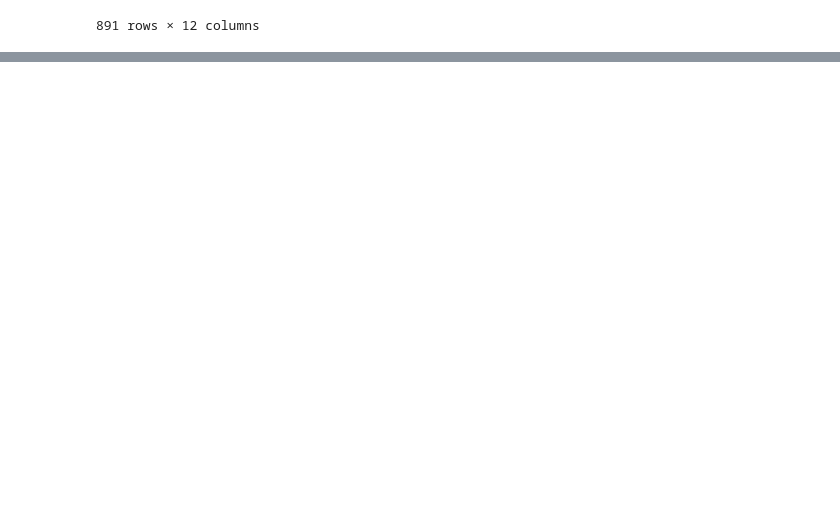
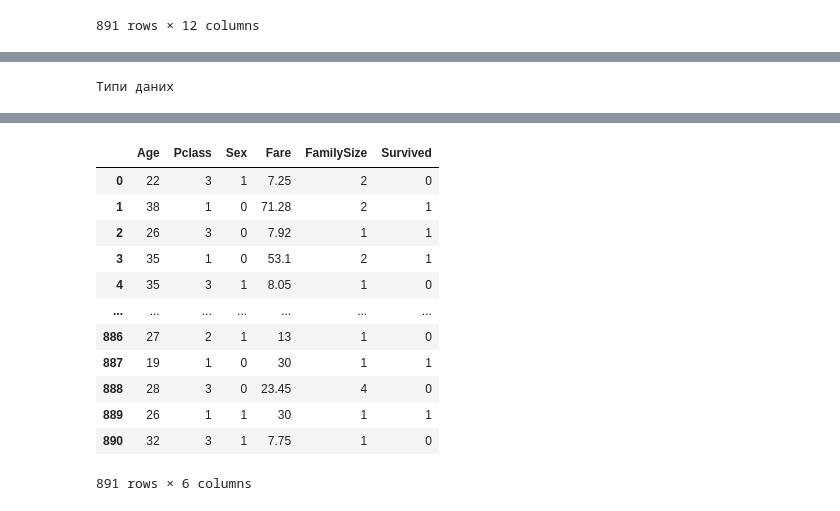
Before and after one commit to BogdanPinchuk/DataScience-PBY_HW21, a Jupyter notebook: Bohdan_Pinchuk_DS_HW21.ipynb, the cells around one changed output, grey strips where cells are left out. Cells and saved outputs as stored; diff of their text form; code cells hidden in the pictures; blank space fills up the shorter version.

```diff
--- a/Bohdan_Pinchuk_DS_HW21.ipynb
+++ b/Bohdan_Pinchuk_DS_HW21.ipynb
@@ -216,0 +327,66 @@ display(titanic_dataset)
+# %%
+# Data preparation
+
+from sklearn.impute import SimpleImputer
+from sklearn.compose import ColumnTransformer
+
+# Input data
+age_col_name = "Age"
+fare_col_name = "Fare"
+sex_col_name = "Sex"
+sibsp_col_name = "SibSp"
+parch_col_name = "Parch"
+family_col_name = "FamilySize"
+fil_num_col_list = ["Age"]
+save_col_list = ["Pclass", "Sex", "Age", "Fare", family_col_name, target_value]
+
+# Solution
+titanic_dataset[family_col_name] = (
+    titanic_dataset.apply(lambda df_row: df_row[sibsp_col_name] + df_row[parch_col_name] + 1, axis=1).
+    astype(int))
+
+titanic_dataset = titanic_dataset[save_col_list]
+
+preprocessor = ColumnTransformer([
+    ("fil_num", SimpleImputer(strategy="median"), fil_num_col_list),
+], remainder="passthrough", verbose_feature_names_out=False)
+
+preprocessor.set_output(transform="pandas")
+transformed_data = preprocessor.fit_transform(titanic_dataset)
+titanic_dataset = pd.DataFrame(transformed_data, columns=preprocessor.get_feature_names_out())
+
+# Корегування даних
+titanic_dataset[age_col_name] = titanic_dataset[age_col_name].round().astype(int)
+titanic_dataset[fare_col_name] = titanic_dataset[fare_col_name].round(2).astype(float)
+titanic_dataset[sex_col_name] = titanic_dataset[sex_col_name].map({"male": 1, "female": 0})
+
+data_set = titanic_dataset
+n_columns = data_set.columns.size
+n_rows = data_set.index.size
+
+columns_df = pd.DataFrame(data_set.columns, columns=["Columns"])
+types_df = pd.DataFrame(data_set.dtypes, columns=["Types"])
+
+col_num_type = data_set.select_dtypes(include=np.number).columns
+col_cat_type = data_set.select_dtypes(exclude=np.number).columns
+
+empty_val_by_col = data_set.isnull().sum().to_frame(name='count')
+is_empty_val = empty_val_by_col.values.sum() > 0
+
+rp = rpt.Reporter()
+rp.add_item("Кількість рядків", str(n_rows))
+rp.add_item("Кількість об’єктів у датасеті", str(n_rows))
+rp.add_item("Кількість стовпців", str(n_columns))
+rp.add_item("Кількість числових ознак", str(col_num_type.size))
+rp.add_item("Кількість категоріальних ознак", str(col_cat_type.size))
+rp.add_item("Пропущені значення", 'є' if is_empty_val > 0 else 'немає')
+
+# Print results
+display(Markdown(f"### Підготовка даних (titanic_dataset)"))
+rp.print_pd_report("Параметри таблиці без кодування")
+
+if is_empty_val > 0:
+    display(empty_val_by_col.style.set_caption("Кількість пропусків"))
+display(types_df.style.set_caption("Типи даних"))
+display(data_set)
+# %% [output]
@@ -216,0 +402 @@ display(titanic_dataset)
+Типи даних
@@ -216,0 +410,13 @@ display(titanic_dataset)
+|  | Age | Pclass | Sex | Fare | FamilySize | Survived |
+| 0 | 22 | 3 | 1 | 7.25 | 2 | 0 |
+| 1 | 38 | 1 | 0 | 71.28 | 2 | 1 |
+| 2 | 26 | 3 | 0 | 7.92 | 1 | 1 |
+| 3 | 35 | 1 | 0 | 53.1 | 2 | 1 |
+| 4 | 35 | 3 | 1 | 8.05 | 1 | 0 |
+| ... | ... | ... | ... | ... | ... | ... |
+| 886 | 27 | 2 | 1 | 13 | 1 | 0 |
+| 887 | 19 | 1 | 0 | 30 | 1 | 1 |
+| 888 | 28 | 3 | 0 | 23.45 | 4 | 0 |
+| 889 | 26 | 1 | 1 | 30 | 1 | 1 |
+| 890 | 32 | 3 | 1 | 7.75 | 1 | 0 |
+891 rows × 6 columns
```
Also changed, not shown: parts of 7 cells of this notebook.
